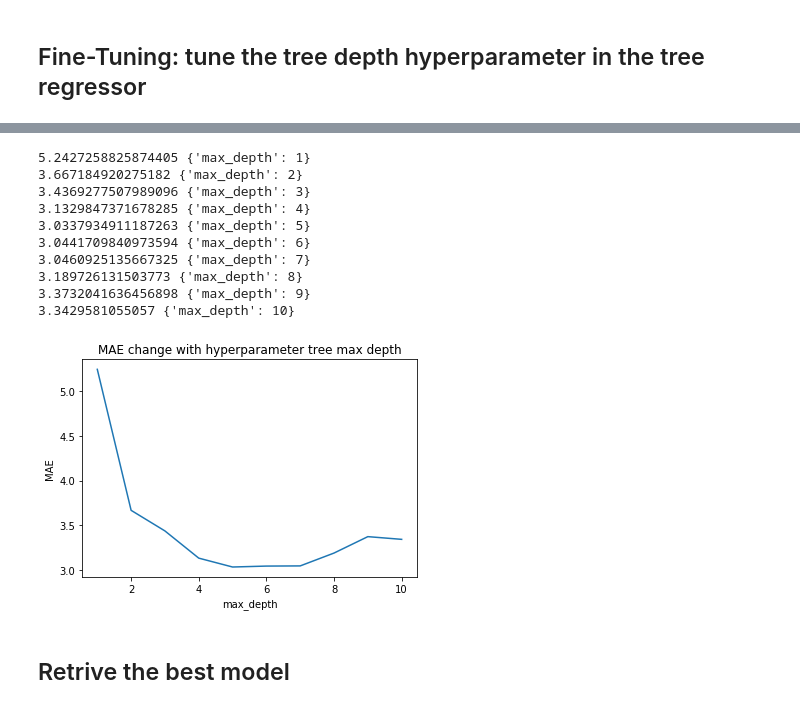
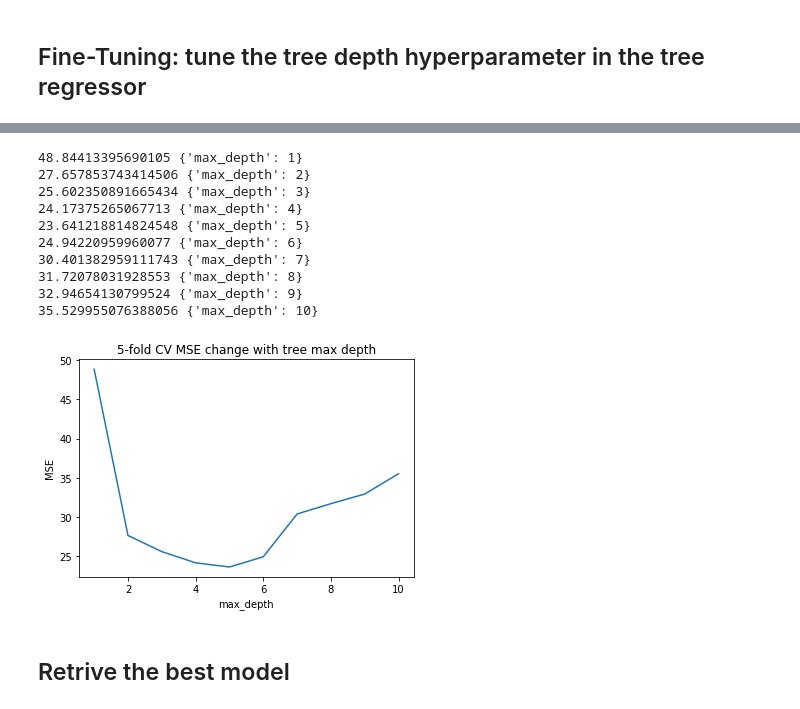
Before and after one commit to datamllab/automl-in-action-notebooks, a Jupyter notebook: 2.1-House-Price-Prediction.ipynb, the cells around one changed output, grey strips where cells are left out. Saved outputs shown, nothing was run; the diff lists cells and outputs as text; code cells hidden in the pictures.

```diff
--- a/2.1-House-Price-Prediction.ipynb
+++ b/2.1-House-Price-Prediction.ipynb
@@ -91,0 +153,10 @@ data.describe()
+# %%
+# Copy data to avoid inplace
+train_data = X_train.copy()
+
+# Add a column "MEDV" for the target house price
+train_data['MEDV'] = y_train
+
+# Check if there're missing values
+print("\n-- # of missing values in training data --\n{}".format(train_data.isnull().sum()))
+print("\n-- # of missing values in test data --\n{}".format(X_test.isnull().sum()))
@@ -113,6 +201,16 @@ sns.heatmap(data=correlation_matrix, square= True, annot=True, cmap='Blues') #
 # %%
 # Select high correlation features & display the pairplot
-subdata = data[['RM', 'LSTAT', 'PTRATIO', 'MEDV']]
-sns.pairplot(subdata, height=2.5)
+
+selected_feature_set = ['RM', 'LSTAT',]  # 'PTRATIO'
+sub_train_data = train_data[ selected_feature_set + ['MEDV']]
+
+# Extract the new training features
+X_train = sub_train_data.drop(['MEDV'], axis = 1)
+
+# Select same feature sets for test data
+X_test = X_test[selected_feature_set]
+
+
+sns.pairplot(sub_train_data, height=2.5)
 plt.tight_layout()
 # %% [output]
@@ -120,12 +217,0 @@ plt.tight_layout()
-# %%
-# Spliting target variable and independent variables
-X = subdata.drop(['MEDV'], axis = 1)
-y = subdata['MEDV']
-
-
-# Split data into training and test dataset
-from sklearn.model_selection import train_test_split
-X_train, X_test, y_train, y_test = train_test_split(X, y, test_size=0.2, random_state=42)
-
-print("--Shape of the training data--\n {}".format(X_train.shape))
-print("\n--Shape of the testing data--\n {}".format(X_test.shape))
@@ -296,7 +374,6 @@ Tree depth: 10, Avg. MSE: 3.3429581055057
 # %%
 # Hp tuning with Sklearn
 
-from sklearn.model_selection import KFold
 from sklearn.model_selection import GridSearchCV
 from sklearn.metrics import make_scorer
 
@@ -307,9 +384,9 @@ regressor = DecisionTreeRegressor(random_state=42)
 hps = {'max_depth':list(range(1, 11))}
 
 # Transform 'performance_metric' into a scoring function using 'make_scorer'.
-# The default scorer function is the greater the better, here MAE is the lower the better,
+# The default scorer function is the greater the better, here MSE is the lower the better,
 # so we set ``greater_is_better'' to be False.
-scoring_fnc = make_scorer(mean_absolute_error, greater_is_better=False)
+scoring_fnc = make_scorer(mean_squared_error, greater_is_better=False)
 
 # Create the grid search cv object (5-fold cross-validation)
 grid_search = GridSearchCV(estimator=regressor,
@@ -322,25 +399,25 @@ grid_search = grid_search.fit(X_train, y_train)
 # %%
 cvres = grid_search.cv_results_
 for mean_score, params in zip(cvres["mean_test_score"], cvres["params"]):
     print(-mean_score, params)
 
 plt.plot(hps['max_depth'], -cvres["mean_test_score"])
-plt.title('MAE change with hyperparameter tree max depth')
+plt.title('5-fold CV MSE change with tree max depth')
 plt.xlabel('max_depth')
-plt.ylabel('MAE')
+plt.ylabel('MSE')
 plt.show()
 # %% [output]
-5.2427258825874405 {'max_depth': 1}
-3.667184920275182 {'max_depth': 2}
-3.4369277507989096 {'max_depth': 3}
-3.1329847371678285 {'max_depth': 4}
-3.0337934911187263 {'max_depth': 5}
-3.0441709840973594 {'max_depth': 6}
-3.0460925135667325 {'max_depth': 7}
-3.189726131503773 {'max_depth': 8}
-3.3732041636456898 {'max_depth': 9}
-3.3429581055057 {'max_depth': 10}
+48.84413395690105 {'max_depth': 1}
+27.657853743414506 {'max_depth': 2}
+25.602350891665434 {'max_depth': 3}
+24.17375265067713 {'max_depth': 4}
+23.641218814824548 {'max_depth': 5}
+24.94220959960077 {'max_depth': 6}
+30.401382959111743 {'max_depth': 7}
+31.72078031928553 {'max_depth': 8}
+32.94654130799524 {'max_depth': 9}
+35.529955076388056 {'max_depth': 10}
-[figure, old version]
+[figure, new version]
 # %% [markdown]
 ## Retrive the best model
 # %%
```
Also changed, not shown: parts of 31 cells of this notebook, 2 other files.
